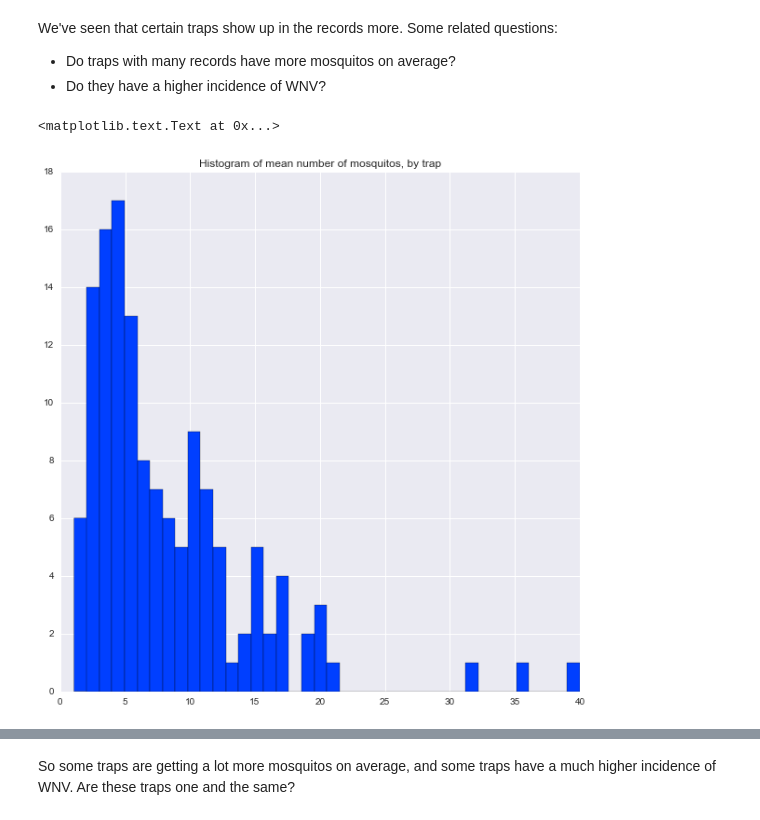
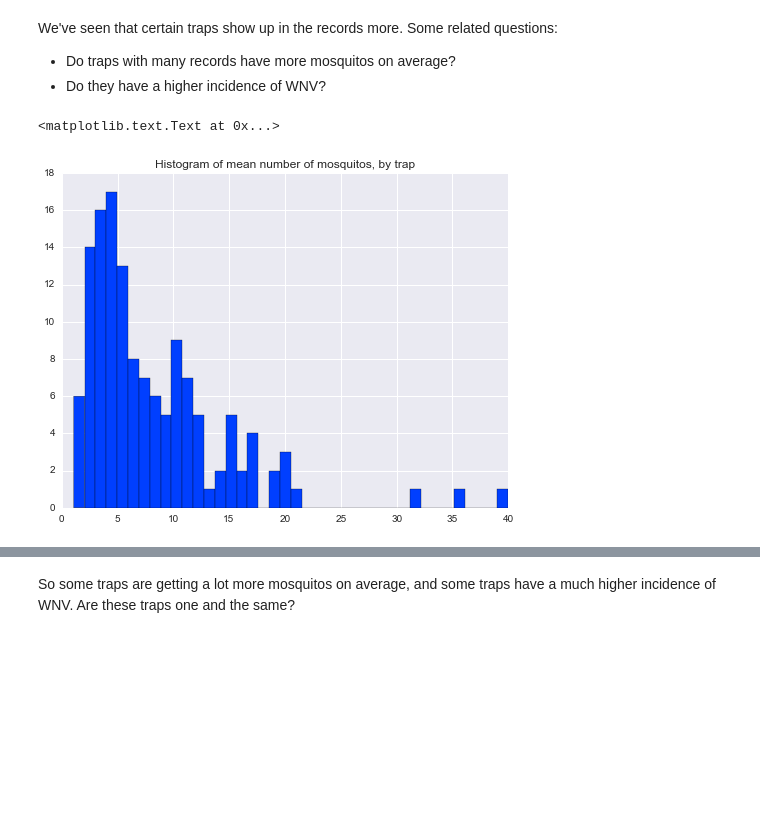
Before and after one commit to yourdon/west-nile, a Jupyter notebook: src/west_nile.ipynb, the cells around one changed output, grey strips where cells are left out. Cells and saved outputs as stored; diff of their text form; code cells hidden in the pictures; blank space fills up the shorter version.

```diff
--- a/src/west_nile.ipynb
+++ b/src/west_nile.ipynb
@@ -545,6 +557,7 @@ A word of caution before proceeding, though. The test set contains records for t
 # %%
 # Merge trap and weather data sets; pick only one station
-trapWeather = pd.merge(trap_training_data, weather_data[weather_data["Station"] == 1], on = "Date")
+trapWeather = pd.merge(trap_training_data,
+                       weather_data[weather_data["Station"] == 1], on = "Date")
 trapWeather.head()
 # %% [output]
 |  | Date | Address | Species | Block | Street | Trap | AddressNumberAndStreet | Latitude | Longitude | ... |
@@ -779,9 +781,12 @@ trapWeatherByTrap = trapWeather.groupby("Trap")
 # %%
+figsize(8, 6)
+
+trapWeatherByTrap = trapWeather.groupby("Trap")
 plt.hist(trapWeatherByTrap["NumMosquitos"].mean(), bins=40)
 plt.title("Histogram of mean number of mosquitos, by trap")
 # %% [output]
 <matplotlib.text.Text at 0x...>
-[figure, old version]
+[figure, new version]
 # %%
 plt.hist(trapWeatherByTrap["WnvPresent"].mean(), bins=40)
 plt.title("Histogram of probability of WNV, by trap")
```
Also changed, not shown: parts of 83 cells of this notebook.
